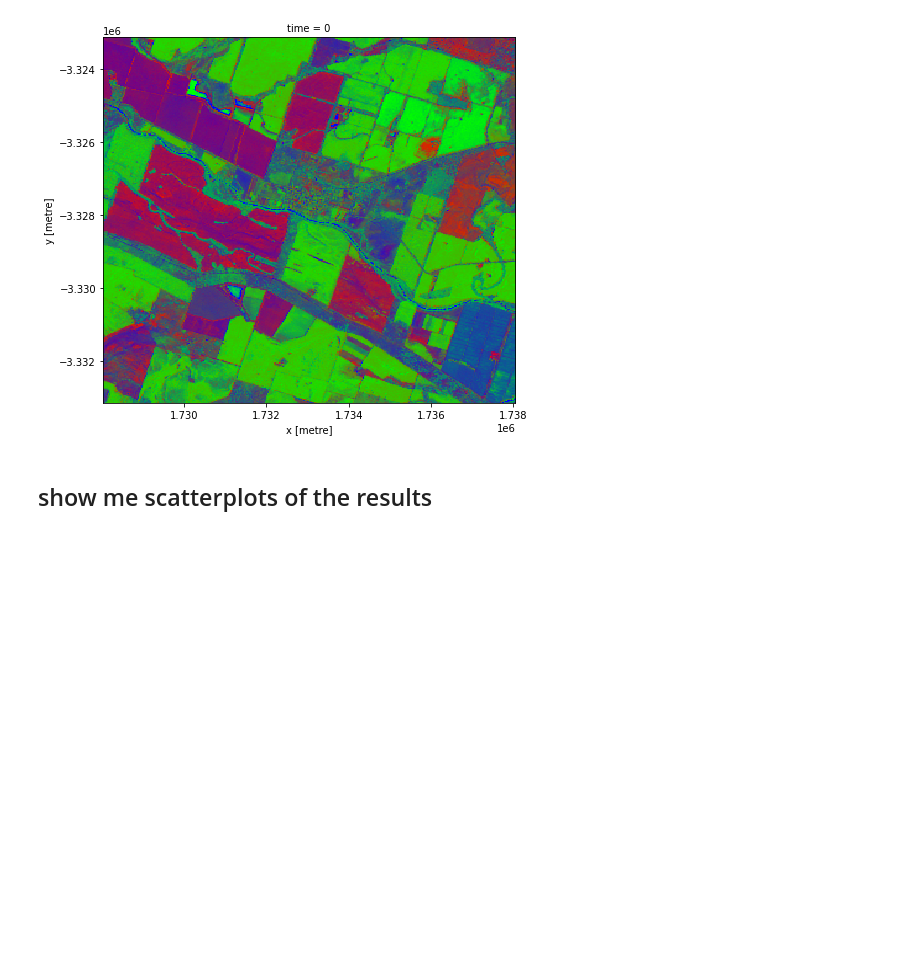
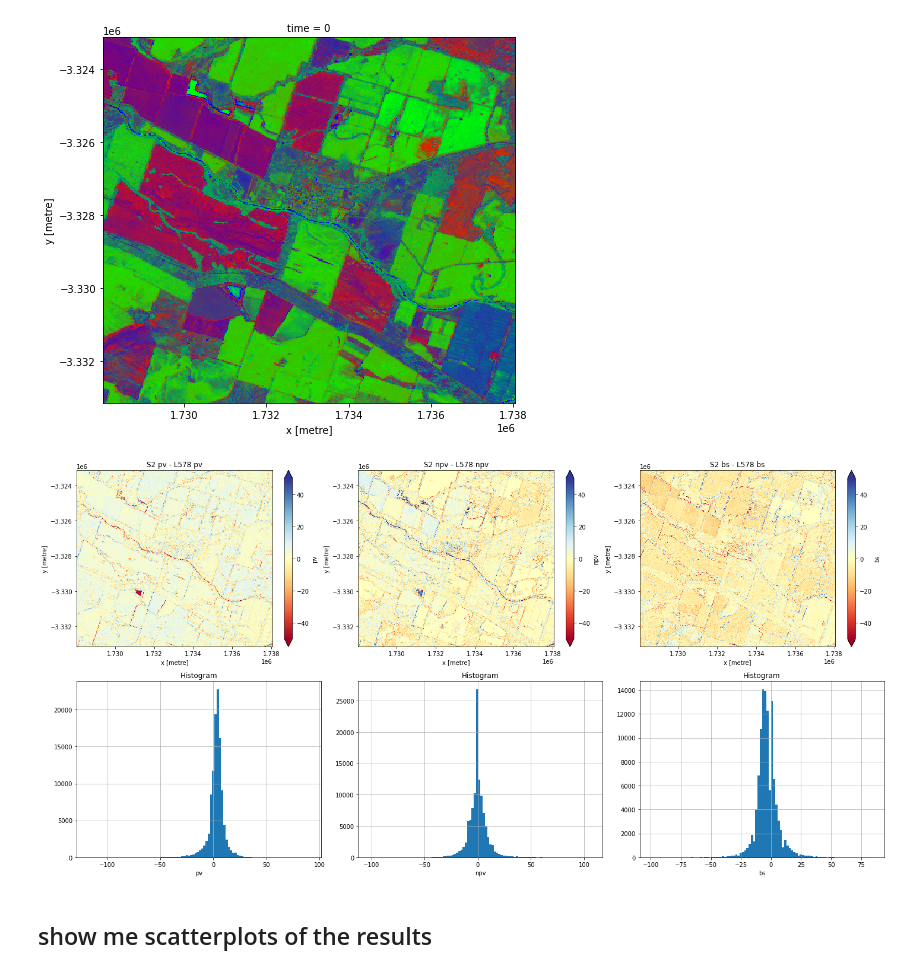
Before and after one commit to juan-guerschman/fc_juan, a Jupyter notebook: fractional_cover_juan_test.ipynb, the cells around one changed output. Saved outputs shown, nothing was run; the diff lists cells and outputs as text; code cells hidden in the pictures; blank space fills up the shorter version.

```diff
--- a/fractional_cover_juan_test.ipynb
+++ b/fractional_cover_juan_test.ipynb
@@ -139,7 +139,8 @@ def load_s2_reflectance(date_init, date_end, ul_coord, lr_coord, crs, dask_chunk
         "output_crs": "EPSG:3577",
         "dask_chunks": dask_chunks,
         "min_gooddata": 0.0,
-        "group_by": "solar_day"
+        "group_by": "solar_day",
+        #'resampling': 'linear'
     }
     print(query)
     ds = dea_datahandling.load_ard(dc=dc,  **query) # progress_cbk=with_ui_cbk()
@@ -513,6 +514,30 @@ plt.show()
 # %% [output]
 [figure]
 [figure]
+# %%
+size=6
+#L578_r[['nbart_swir_2', 'nbart_nir', 'nbart_red']].to_array().plot.imshow(col='time', col_wrap=5, vmin=0, vmax=5000, size=size)
+
+fig, axes = plt.subplots(2,3, figsize=(20,10), tight_layout=True)
+(fc_unmix_S2['pv'] - fc_unmix_L578['pv']).plot(vmin=-50, vmax=50, cmap='RdYlBu', ax=axes[0,0])
+(fc_unmix_S2['pv'] - fc_unmix_L578['pv']).plot.hist(bins=100, ax=axes[1,0])
+axes[0,0].set_title('S2 pv - L578 pv')
+axes[1,0].grid(True)
+
+(fc_unmix_S2['npv'] - fc_unmix_L578['npv']).plot(vmin=-50, vmax=50, cmap='RdYlBu', ax=axes[0,1])
+(fc_unmix_S2['npv'] - fc_unmix_L578['npv']).plot.hist(bins=100, ax=axes[1,1])
+axes[0,1].set_title('S2 npv - L578 npv')
+axes[1,1].grid(True)
+
+(fc_unmix_S2['bs'] - fc_unmix_L578['bs']).plot(vmin=-50, vmax=50, cmap='RdYlBu', ax=axes[0,2])
+(fc_unmix_S2['bs'] - fc_unmix_L578['bs']).plot.hist(bins=100, ax=axes[1,2])
+axes[0,2].set_title('S2 bs - L578 bs')
+axes[1,2].grid(True)
+
+plt.savefig('../fc_juan/'+date_init+'_S2-L578_fc.png')
+plt.show()
+# %% [output]
+[figure, added]
 # %% [markdown]
 ## show me scatterplots of the results
 # %%
```
Also changed, not shown: parts of 1 cell of this notebook.
